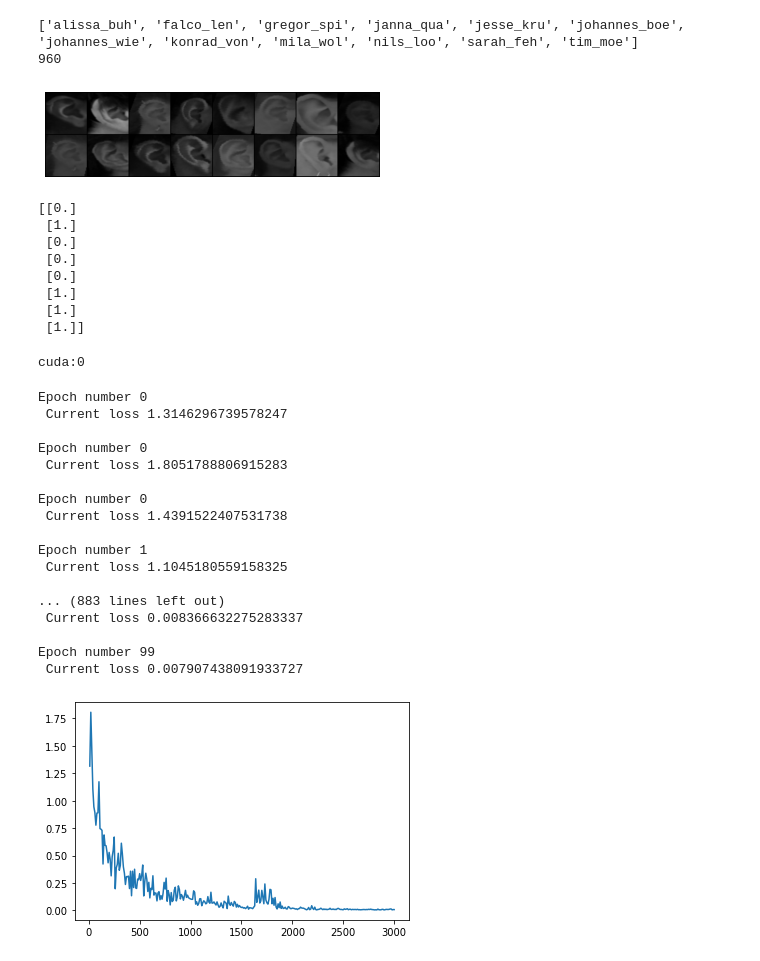
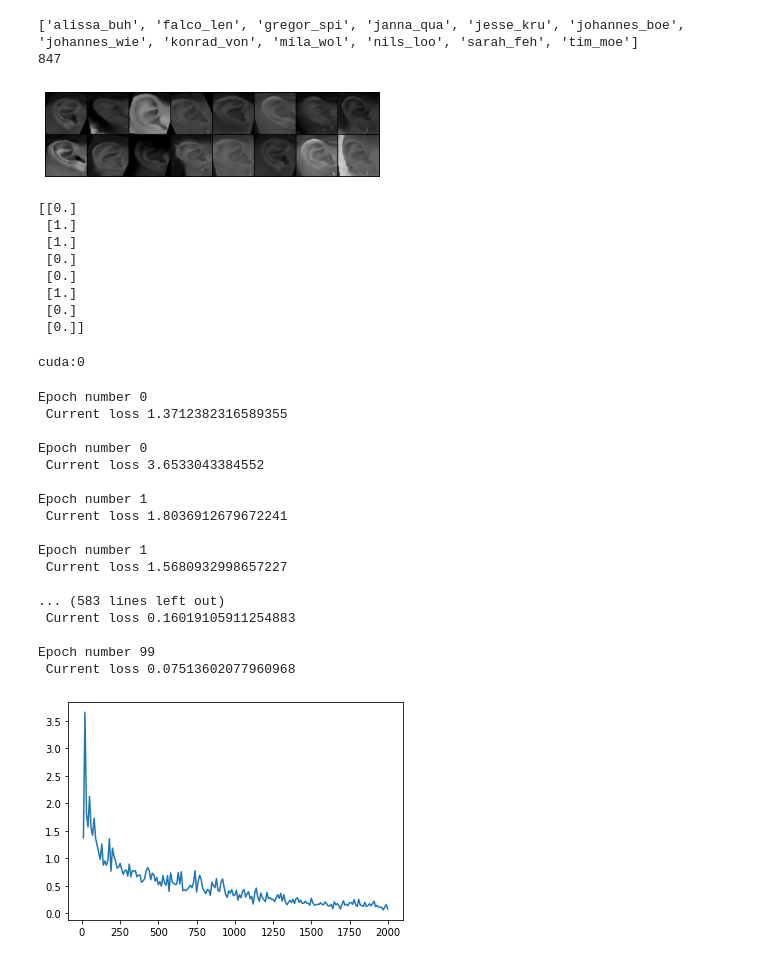
Before and after one commit to royalts1011/Bachelorthesis, a Jupyter notebook: Siamese_MobileNetV2_Train.ipynb, the cells around one changed output. Cells and saved outputs as stored; diff of their text form; code cells hidden in the pictures.

```diff
--- a/Siamese_MobileNetV2_Train.ipynb
+++ b/Siamese_MobileNetV2_Train.ipynb
@@ -33,6 +33,7 @@ def show_plot(iteration,loss):
 # %%
 # Set Up All Configurations here
 class Config():
+    NN_SIAMESE = True
     dataset_dir = '../dataset_low_res/'
     # training_dir = "../data/ears/training/"
     # testing_dir = "../data/ears/testing/"
@@ -42,7 +43,7 @@ class Config():
     num_workers = 3
 
     EPOCHS= 100
-    LEARNINGRATE = 0.001
+    LEARNINGRATE = 0.0005
     WEIGHT_DECAY = 1
 # %%
 # define indicies to split Data
@@ -84,7 +85,7 @@ vis_dataloader = ds_ear_siamese.get_dataloader(
 )
 # %% [output]
 ['alissa_buh', 'falco_len', 'gregor_spi', 'janna_qua', 'jesse_kru', 'johannes_boe', 'johannes_wie', 'konrad_von', 'mila_wol', 'nils_loo', 'sarah_feh', 'tim_moe']
-960
+847
 # %%
 # visualize some data....
 dataiter = iter(vis_dataloader)
@@ -94,22 +95,31 @@ concatenated = torch.cat((example_batch[0], example_batch[1]),0)
 imshow(make_grid(concatenated))
 print(example_batch[2].numpy())
 # %% [output]
-[figure, old version]
+[figure, new version]
 [[0.]
+ [1.]
  [1.]
  [0.]
  [0.]
+ [1.]
  [0.]
- [1.]
- [1.]
- [1.]]
+ [0.]]
 # %%
 # Definde Model and load to device
-model = mobilenet_v2(pretrained=True)
-model.features[0][0] = nn.Conv2d(1, 32, kernel_size=(3, 3), stride=(2, 2), padding=(1, 1), bias=False)
-#model.features[0][0] = nn.ReflectionPad2d(1)
-model.classifier[1] = nn.Linear(in_features=model.classifier[1].in_features, out_features=5)
-#model = SiameseNetwork()
+if Config.NN_SIAMESE == False:
+    model = mobilenet_v2(pretrained=True)
+    model.features[0][0] = nn.Conv2d(1, 32, kernel_size=(3, 3), stride=(2, 2), padding=(1, 1), bias=False)
+    model.classifier[1] = nn.Linear(in_features=model.classifier[1].in_features, out_features=5)
+
+    layers = []
+    for layer in model.features[0]:
+        layers.append(layer)
+    model.features[0][0] = nn.ReflectionPad2d(1)
+    model.features[0][1] = layers[0]
+    model.features[0][2] = layers[1]
+    model.features[0].add_module('3', layers[2])
+else:
+    model = SiameseNetwork()
 
 
 device = get_device()
@@ -118,39 +128,31 @@ model.to(device)
 
 contrastive_loss_siamese = ContrastiveLoss()
 optimizer_siamese = torch.optim.Adam(model.parameters(),lr = Config.LEARNINGRATE)
-
-layers = []
-for layer in model.features[0]:
-    layers.append(layer)
-model.features[0][0] = nn.ReflectionPad2d(1)
-model.features[0][1] = layers[0]
-model.features[0][2] = layers[1]
-model.features[0].add_module('3', layers[2])
 # %% [output]
 cuda:0
 # %%
 training = Training(model=model, optimizer=optimizer_siamese,train_dataloader=train_dataloader,
-                loss_contrastive=contrastive_loss_siamese)
+                loss_contrastive=contrastive_loss_siamese, nn_Siamese=Config.NN_SIAMESE)
 
 counter, loss_history = training(Config.EPOCHS)
 show_plot(counter, loss_history)
 # %% [output]
 Epoch number 0
- Current loss 1.3146296739578247
+ Current loss 1.3712382316589355
 
 Epoch number 0
- Current loss 1.8051788806915283
-
-Epoch number 0
- Current loss 1.4391522407531738
+ Current loss 3.6533043384552
 
 Epoch number 1
- Current loss 1.1045180559158325
+ Current loss 1.8036912679672241
 
-... (883 lines left out)
- Current loss 0.008366632275283337
+Epoch number 1
+ Current loss 1.5680932998657227
+
+... (583 lines left out)
+ Current loss 0.16019105911254883
 
 Epoch number 99
- Current loss 0.007907438091933727
+ Current loss 0.07513602077960968
-[figure, old version]
+[figure, new version]
 # %%
```
Also changed, not shown: parts of 3 cells of this notebook, 4 other files.
